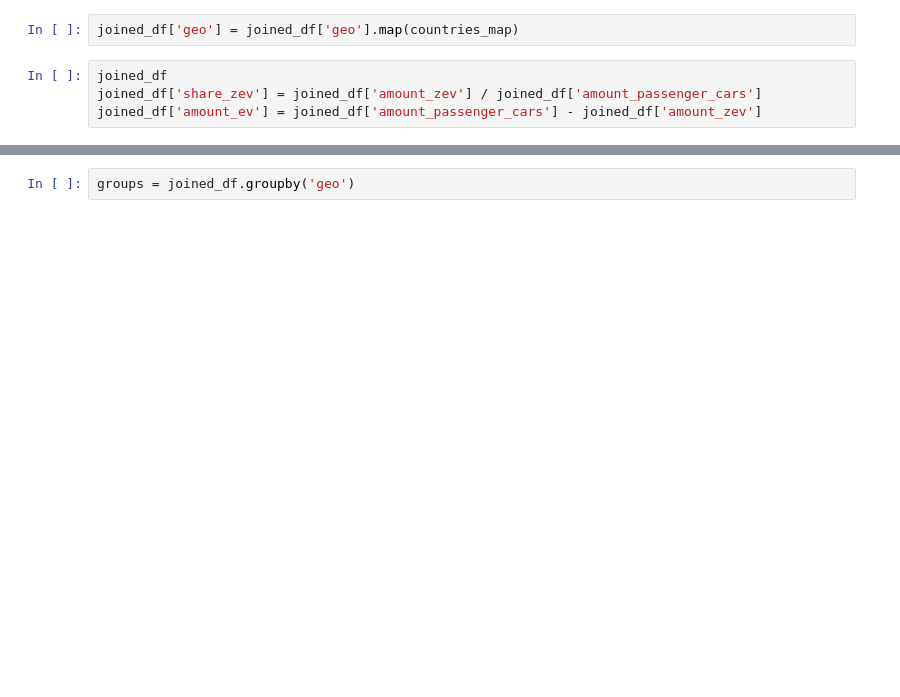
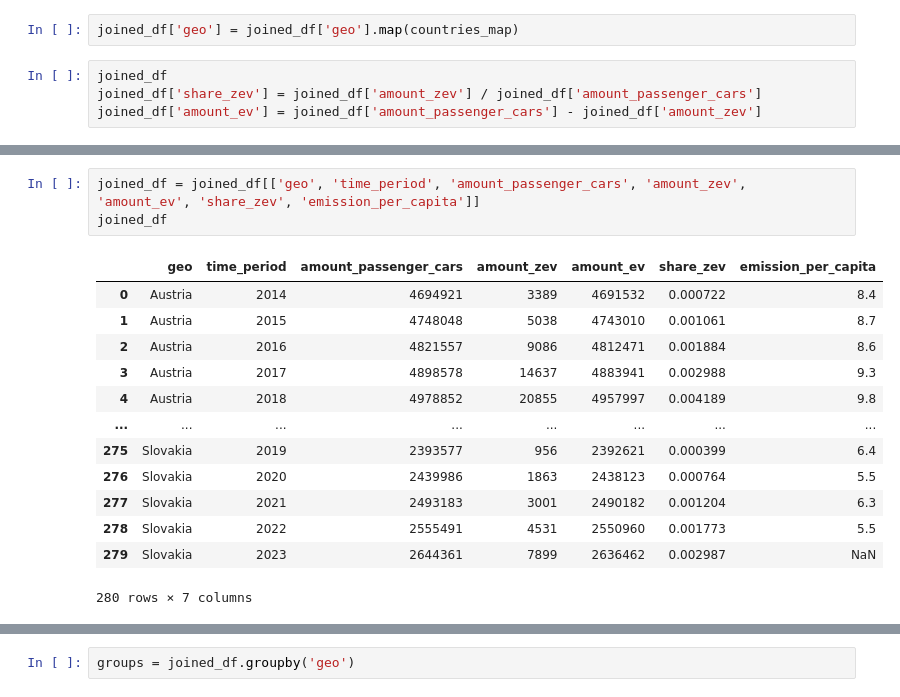
Before and after one commit to EvertIngwersen/TIL-Python-Project, a Jupyter notebook: data_cleaning.ipynb, the cells around one changed output, grey strips where cells are left out. Drawn from its saved outputs; the diff is of its cells as text; blank space fills up the shorter version.

```diff
--- a/data_cleaning.ipynb
+++ b/data_cleaning.ipynb
@@ -89,0 +100,17 @@ joined_df['amount_ev'] = joined_df['amount_passenger_cars'] - joined_df['amount_
+# %%
+joined_df = joined_df[['geo', 'time_period', 'amount_passenger_cars', 'amount_zev', 'amount_ev', 'share_zev', 'emission_per_capita']]
+joined_df
+# %% [output]
+|  | geo | time_period | amount_passenger_cars | amount_zev | amount_ev | share_zev | emission_per_capita |
+| 0 | Austria | 2014 | 4694921 | 3389 | 4691532 | 0.000722 | 8.4 |
+| 1 | Austria | 2015 | 4748048 | 5038 | 4743010 | 0.001061 | 8.7 |
+| 2 | Austria | 2016 | 4821557 | 9086 | 4812471 | 0.001884 | 8.6 |
+| 3 | Austria | 2017 | 4898578 | 14637 | 4883941 | 0.002988 | 9.3 |
+| 4 | Austria | 2018 | 4978852 | 20855 | 4957997 | 0.004189 | 9.8 |
+| ... | ... | ... | ... | ... | ... | ... | ... |
+| 275 | Slovakia | 2019 | 2393577 | 956 | 2392621 | 0.000399 | 6.4 |
+| 276 | Slovakia | 2020 | 2439986 | 1863 | 2438123 | 0.000764 | 5.5 |
+| 277 | Slovakia | 2021 | 2493183 | 3001 | 2490182 | 0.001204 | 6.3 |
+| 278 | Slovakia | 2022 | 2555491 | 4531 | 2550960 | 0.001773 | 5.5 |
+| 279 | Slovakia | 2023 | 2644361 | 7899 | 2636462 | 0.002987 | NaN |
+280 rows × 7 columns
```
Also changed, not shown: parts of 10 cells of this notebook.
